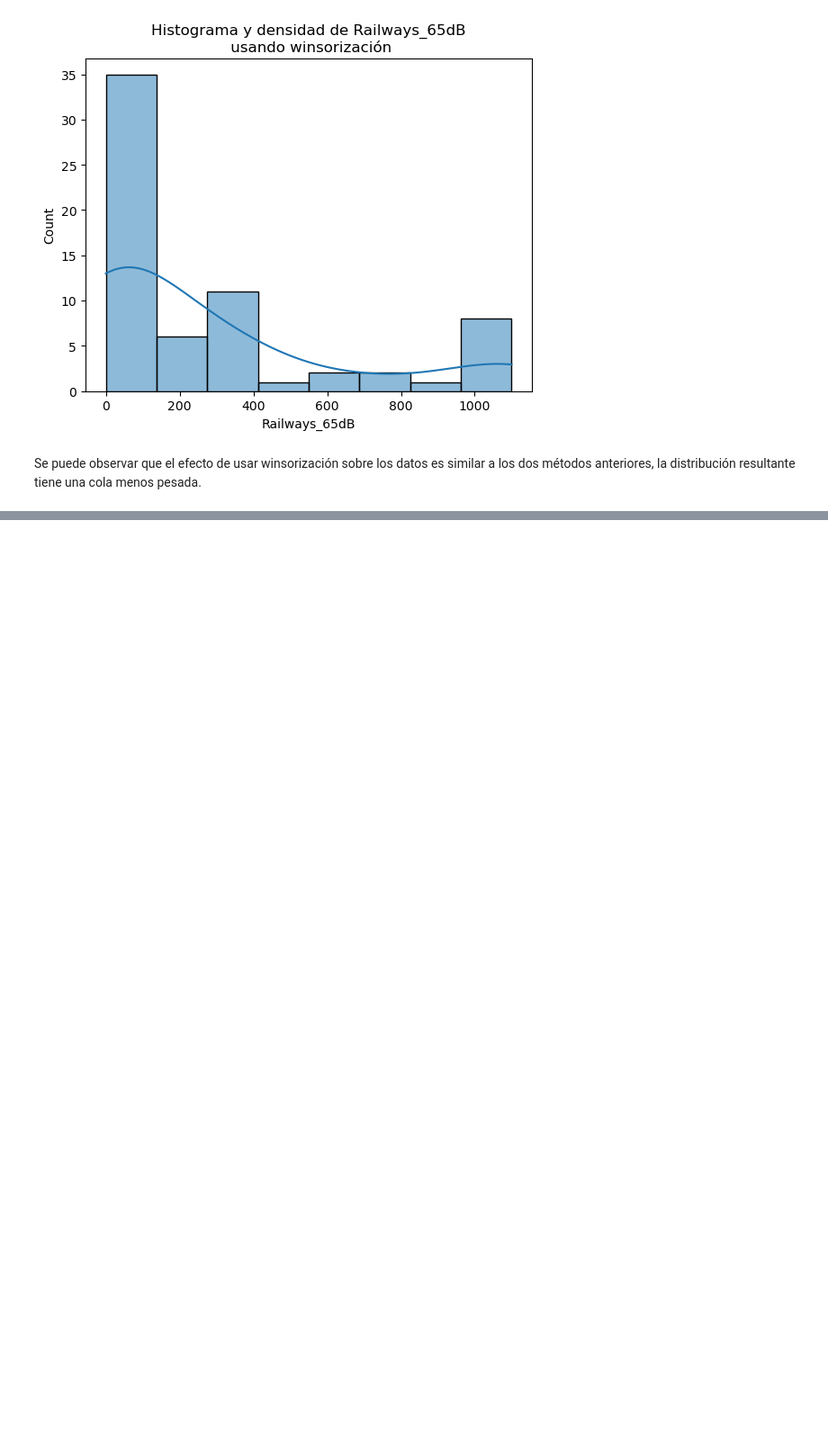
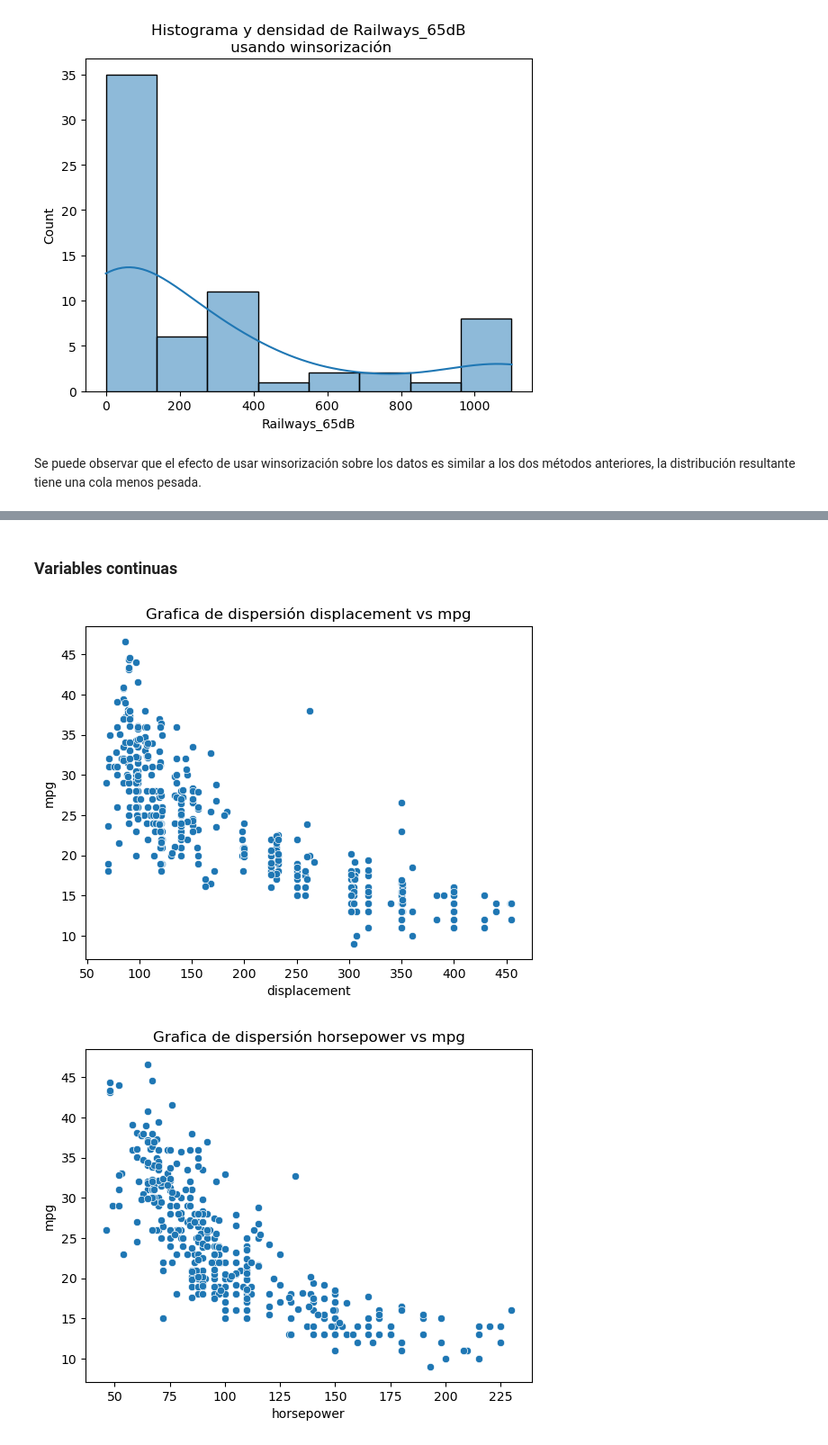
Before and after one commit to Deivid-code/Trabajo-1-mineria-de-datos, a Jupyter notebook: Trabajo 1 minería de datos.ipynb, the cells around one changed output, grey strips where cells are left out. Shown at 90% size. Saved outputs shown, nothing was run; the diff lists cells and outputs as text; code cells hidden in the pictures; blank space fills up the shorter version.

```diff
--- a/Trabajo 1 minería de datos.ipynb
+++ b/Trabajo 1 minería de datos.ipynb
@@ -682,0 +687,13 @@ Se puede observar que el efecto de usar winsorización sobre los datos es simila
+# %%
+from ucimlrepo import fetch_ucirepo
+import pandas as pd
+import seaborn as sns
+from matplotlib import pyplot as plt
+from scipy import stats
+import numpy as np
+
+auto_mpg = fetch_ucirepo(id=9)
+
+# data (as pandas dataframes)
+
+data = pd.concat([auto_mpg.data.features, auto_mpg.data.targets], axis=1, join='outer')
@@ -682,0 +721,17 @@ Se puede observar que el efecto de usar winsorización sobre los datos es simila
+# %% [markdown]
+### Variables continuas
+# %%
+for col in ["displacement", "horsepower", "weight", "acceleration"]:
+  # Create a scatterplot of --- vs 'acceleration'
+  sns.scatterplot(x=col, y='mpg', data=data)
+
+
+  plt.xlabel(f"{col}")
+  plt.ylabel(f"mpg")
+  plt.title(f"Grafica de dispersión {col} vs mpg")
+
+
+  plt.show()
+# %% [output]
+[figure, added]
+[figure, added]
```
Also changed, not shown: parts of 37 cells of this notebook.
